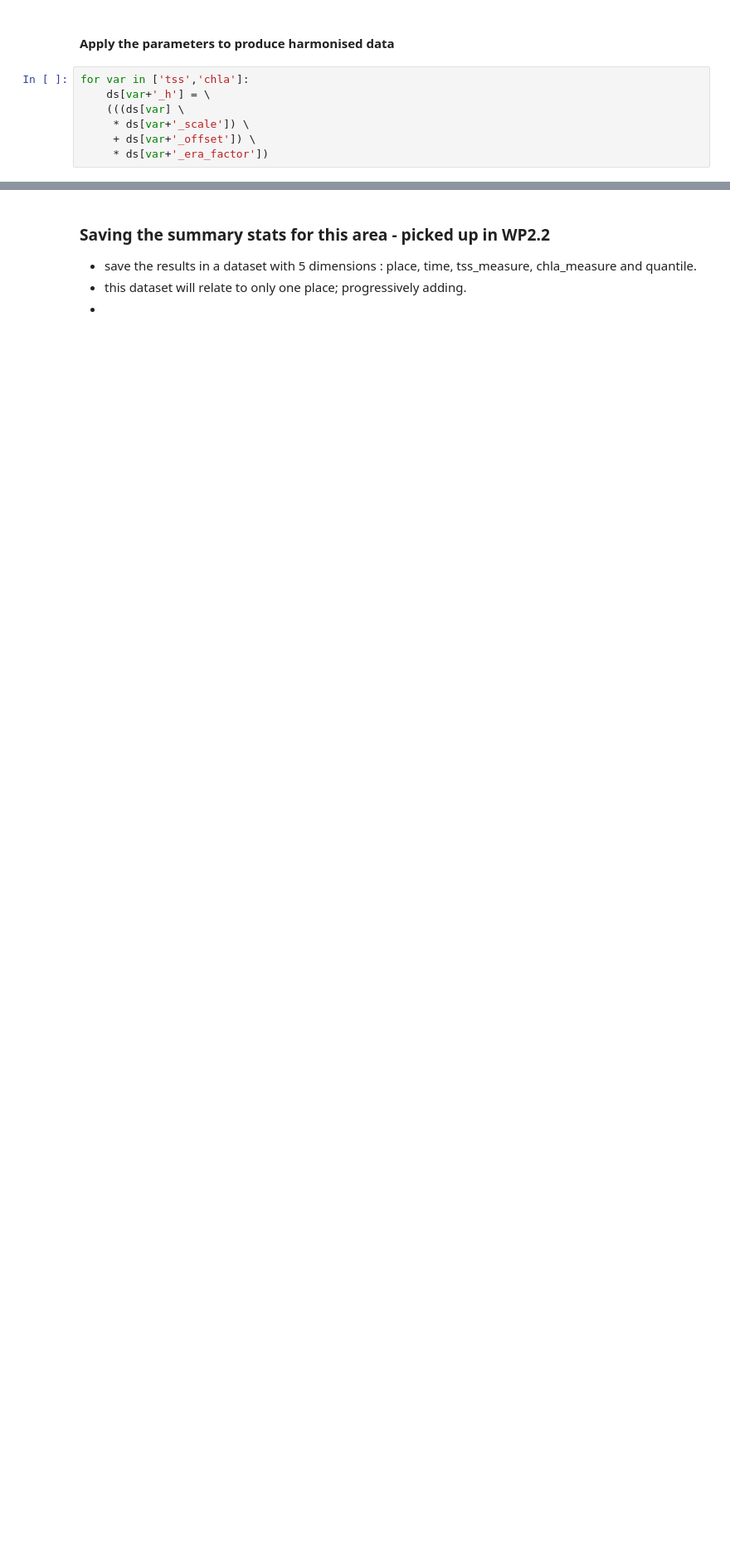
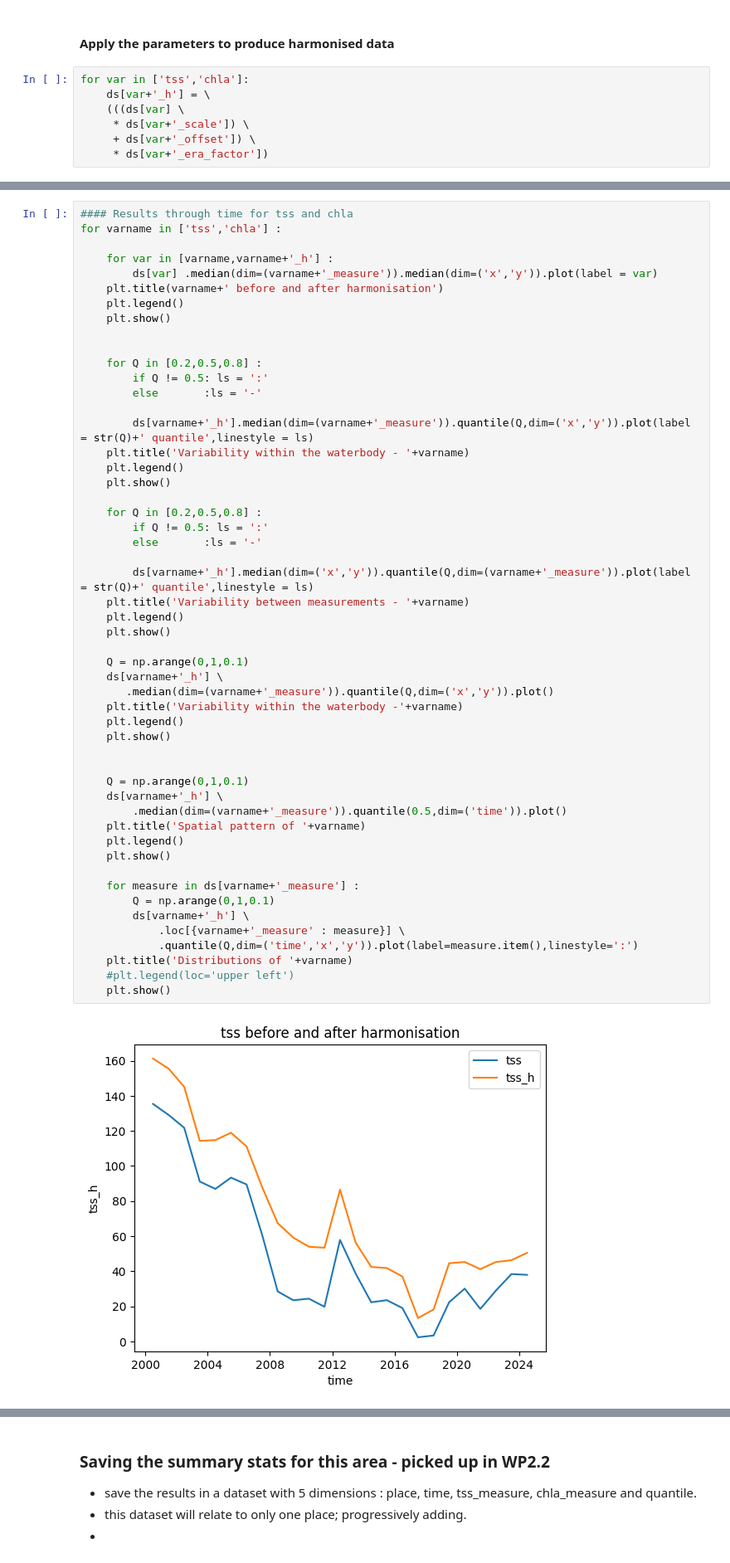
Before and after one commit to digitalearthafrica/deafrica_water_quality, a Jupyter notebook: WP1.2/WQ package 1.2.ipynb, the cells around one changed output, grey strips where cells are left out. Shown at 83% size. Cells and saved outputs as stored; diff of their text form; blank space fills up the shorter version.

```diff
--- a/WP1.2/WQ package 1.2.ipynb
+++ b/WP1.2/WQ package 1.2.ipynb
@@ -680,0 +623,54 @@ plt.show()
+# %%
+#### Results through time for tss and chla
+for varname in ['tss','chla'] :
+
+    for var in [varname,varname+'_h'] :
+        ds[var] .median(dim=(varname+'_measure')).median(dim=('x','y')).plot(label = var)
+    plt.title(varname+' before and after harmonisation')
+    plt.legend()
+    plt.show()
+
+
+    for Q in [0.2,0.5,0.8] :
+        if Q != 0.5: ls = ':'
+        else       :ls = '-'
+
+        ds[varname+'_h'].median(dim=(varname+'_measure')).quantile(Q,dim=('x','y')).plot(label = str(Q)+' quantile',linestyle = ls)
+    plt.title('Variability within the waterbody - '+varname)
+    plt.legend()
+    plt.show()
+
+    for Q in [0.2,0.5,0.8] :
+        if Q != 0.5: ls = ':'
+        else       :ls = '-'
+
+        ds[varname+'_h'].median(dim=('x','y')).quantile(Q,dim=(varname+'_measure')).plot(label = str(Q)+' quantile',linestyle = ls)
+    plt.title('Variability between measurements - '+varname)
+    plt.legend()
+    plt.show()
+
+    Q = np.arange(0,1,0.1)
+    ds[varname+'_h'] \
+       .median(dim=(varname+'_measure')).quantile(Q,dim=('x','y')).plot()
+    plt.title('Variability within the waterbody -'+varname)
+    plt.legend()
+    plt.show()
+
+
+    Q = np.arange(0,1,0.1)
+    ds[varname+'_h'] \
+        .median(dim=(varname+'_measure')).quantile(0.5,dim=('time')).plot()
+    plt.title('Spatial pattern of '+varname)
+    plt.legend()
+    plt.show()
+
+    for measure in ds[varname+'_measure'] :
+        Q = np.arange(0,1,0.1)
+        ds[varname+'_h'] \
+            .loc[{varname+'_measure' : measure}] \
+            .quantile(Q,dim=('time','x','y')).plot(label=measure.item(),linestyle=':')
+    plt.title('Distributions of '+varname)
+    #plt.legend(loc='upper left')
+    plt.show()
+# %% [output]
+[figure, added]
```
Also changed, not shown: parts of 48 cells of this notebook.
